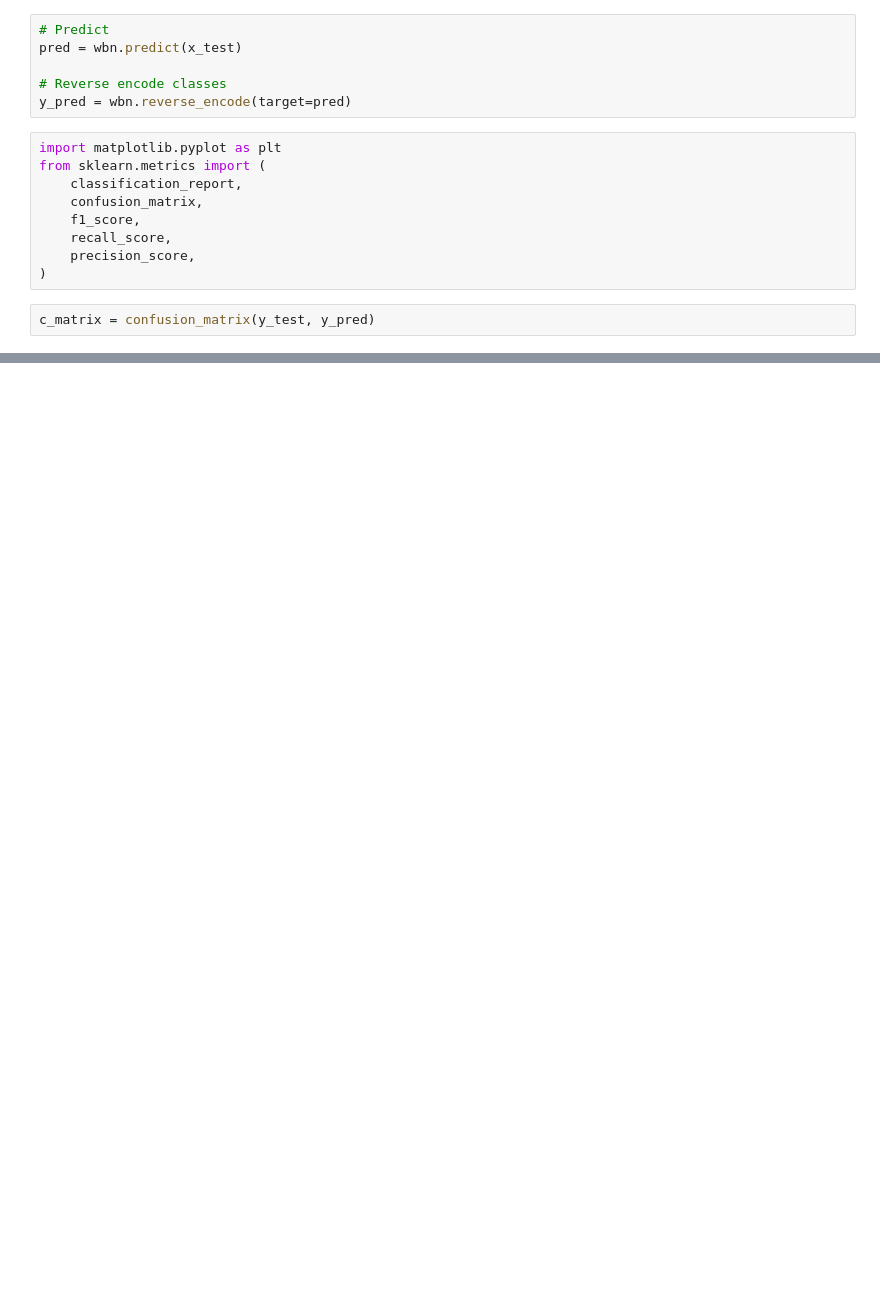
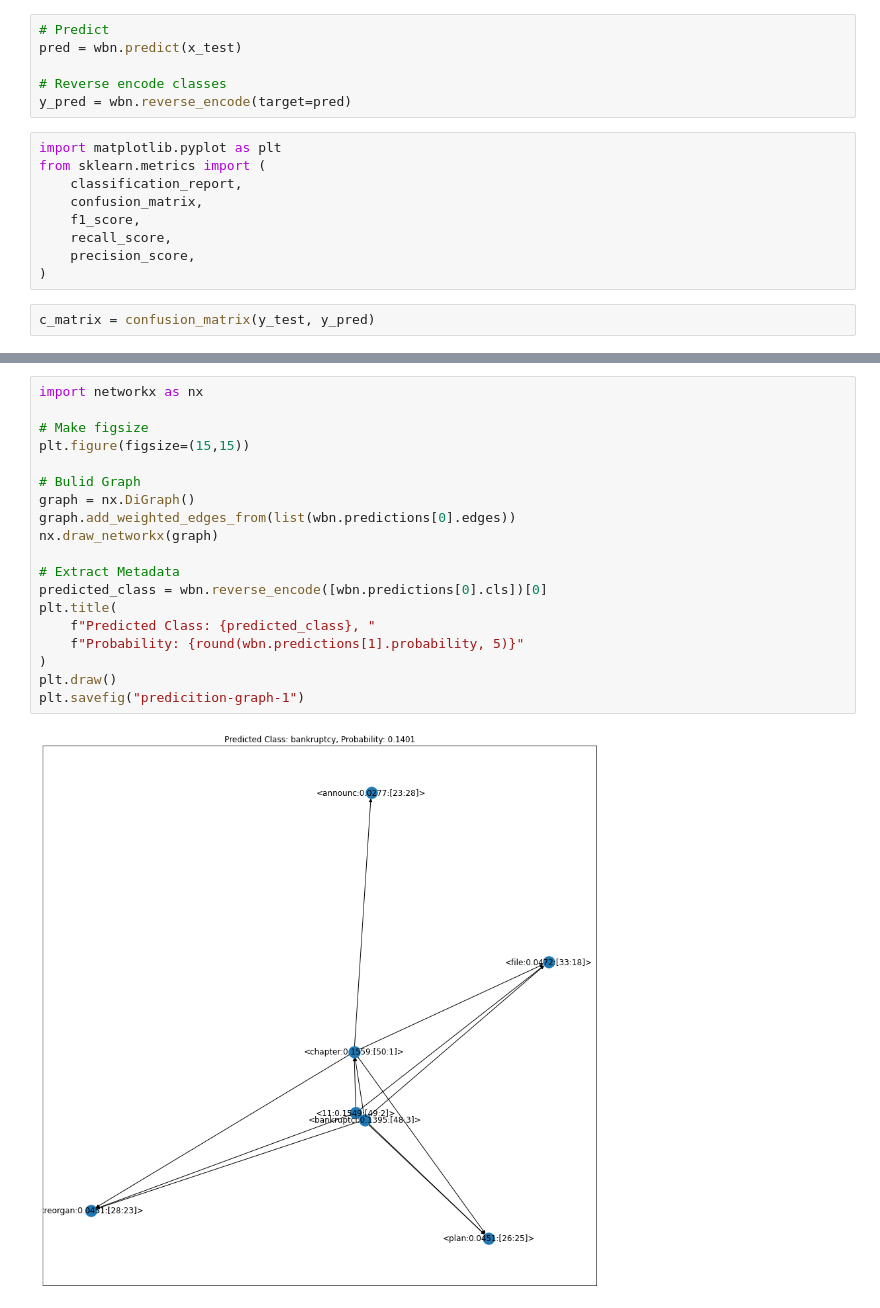
Before and after one commit to leonkozlowski/baseline, a Jupyter notebook: baseline/wbn.ipynb, the cells around one changed output, grey strips where cells are left out. Saved outputs shown, nothing was run; the diff lists cells and outputs as text; blank space fills up the shorter version.

```diff
--- a/baseline/wbn.ipynb
+++ b/baseline/wbn.ipynb
@@ -101,0 +107,21 @@ merger-acquisition       1.00      0.89      0.94         9
+# %%
+import networkx as nx
+
+# Make figsize
+plt.figure(figsize=(15,15))
+
+# Bulid Graph
+graph = nx.DiGraph()
+graph.add_weighted_edges_from(list(wbn.predictions[0].edges))
+nx.draw_networkx(graph)
+
+# Extract Metadata
+predicted_class = wbn.reverse_encode([wbn.predictions[0].cls])[0]
+plt.title(
+    f"Predicted Class: {predicted_class}, "
+    f"Probability: {round(wbn.predictions[1].probability, 5)}"
+)
+plt.draw()
+plt.savefig("predicition-graph-1")
+# %% [output]
+[figure, added]
```
Also changed, not shown: parts of 6 cells of this notebook, 1 other file.
